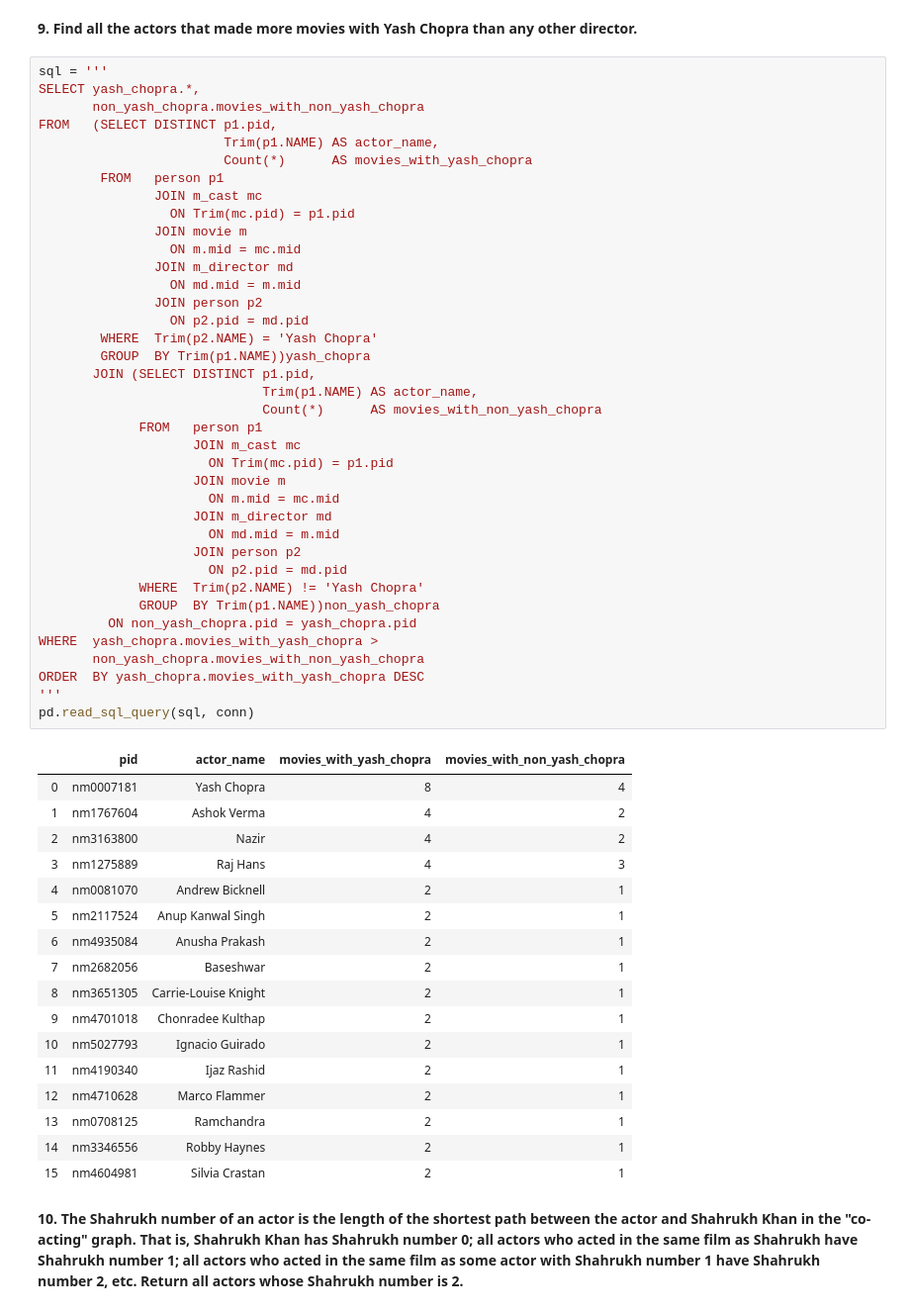
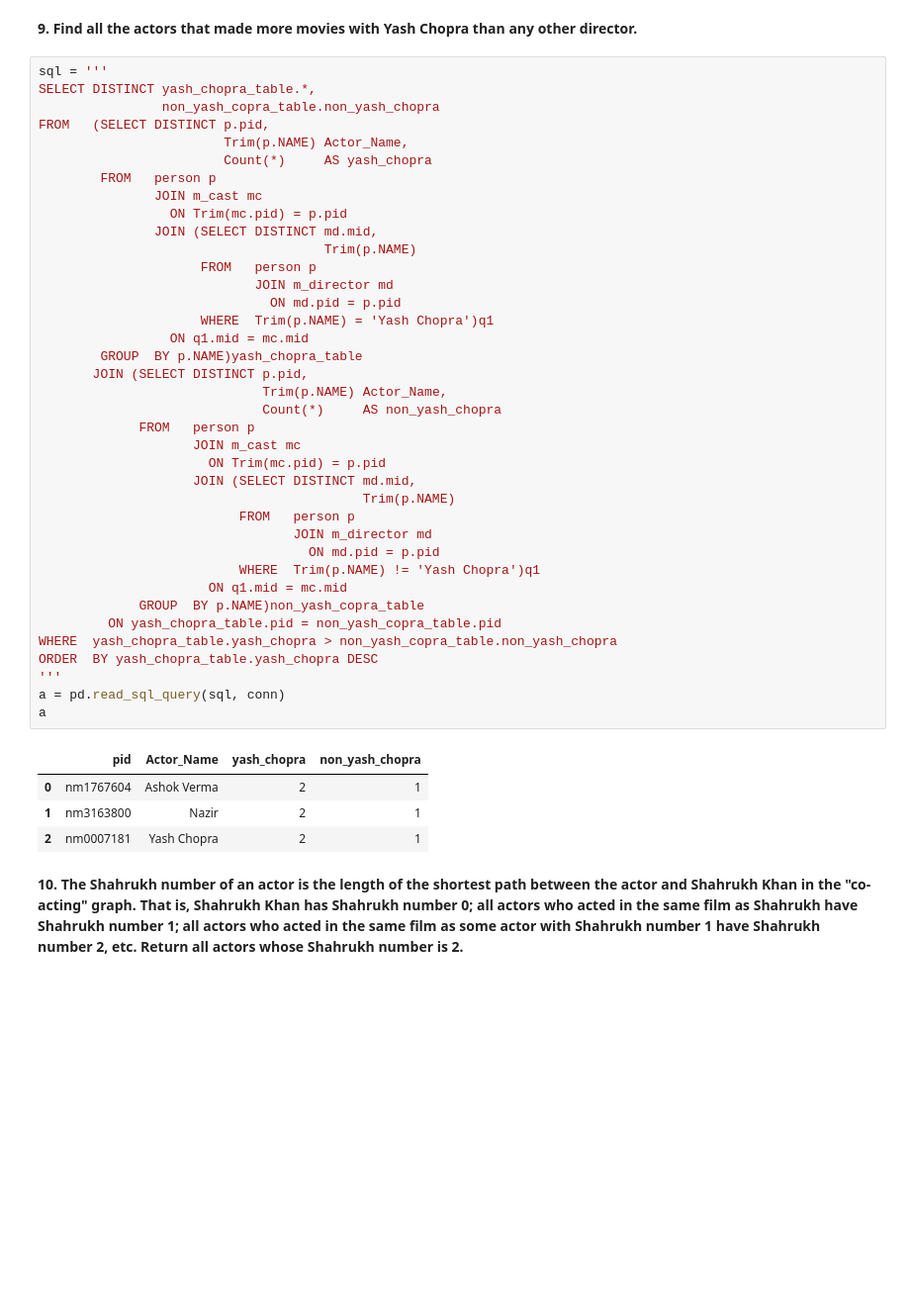
Before and after one commit to aditya-5842/sqlite3-practice, a Jupyter notebook: SQL queries on IMDB data.ipynb, the cells around one changed output. Shown at 99% size. Saved outputs shown, nothing was run; the diff lists cells and outputs as text; blank space fills up the shorter version.

```diff
--- a/SQL queries on IMDB data.ipynb
+++ b/SQL queries on IMDB data.ipynb
@@ -384,60 +384,47 @@ pd.read_sql_query(sql, conn)
 **9. Find all the actors that made more movies with Yash Chopra than any other director.**
 # %%
 sql = '''
-SELECT yash_chopra.*,
-       non_yash_chopra.movies_with_non_yash_chopra
-FROM   (SELECT DISTINCT p1.pid,
-                        Trim(p1.NAME) AS actor_name,
-                        Count(*)      AS movies_with_yash_chopra
-        FROM   person p1
+SELECT DISTINCT yash_chopra_table.*,
+                non_yash_copra_table.non_yash_chopra
+FROM   (SELECT DISTINCT p.pid,
+                        Trim(p.NAME) Actor_Name,
+                        Count(*)     AS yash_chopra
+        FROM   person p
                JOIN m_cast mc
-                 ON Trim(mc.pid) = p1.pid
-               JOIN movie m
-                 ON m.mid = mc.mid
-               JOIN m_director md
-                 ON md.mid = m.mid
-               JOIN person p2
-                 ON p2.pid = md.pid
-        WHERE  Trim(p2.NAME) = 'Yash Chopra'
-        GROUP  BY Trim(p1.NAME))yash_chopra
-       JOIN (SELECT DISTINCT p1.pid,
-                             Trim(p1.NAME) AS actor_name,
-                             Count(*)      AS movies_with_non_yash_chopra
-             FROM   person p1
+                 ON Trim(mc.pid) = p.pid
+               JOIN (SELECT DISTINCT md.mid,
+                                     Trim(p.NAME)
+                     FROM   person p
+                            JOIN m_director md
+                              ON md.pid = p.pid
+                     WHERE  Trim(p.NAME) = 'Yash Chopra')q1
+                 ON q1.mid = mc.mid
+        GROUP  BY p.NAME)yash_chopra_table
+       JOIN (SELECT DISTINCT p.pid,
+                             Trim(p.NAME) Actor_Name,
+                             Count(*)     AS non_yash_chopra
+             FROM   person p
                     JOIN m_cast mc
-                      ON Trim(mc.pid) = p1.pid
-                    JOIN movie m
-                      ON m.mid = mc.mid
-                    JOIN m_director md
-                      ON md.mid = m.mid
-                    JOIN person p2
-                      ON p2.pid = md.pid
-             WHERE  Trim(p2.NAME) != 'Yash Chopra'
-             GROUP  BY Trim(p1.NAME))non_yash_chopra
-         ON non_yash_chopra.pid = yash_chopra.pid
-WHERE  yash_chopra.movies_with_yash_chopra >
-       non_yash_chopra.movies_with_non_yash_chopra
-ORDER  BY yash_chopra.movies_with_yash_chopra DESC
+                      ON Trim(mc.pid) = p.pid
+                    JOIN (SELECT DISTINCT md.mid,
+                                          Trim(p.NAME)
+                          FROM   person p
+                                 JOIN m_director md
+                                   ON md.pid = p.pid
+                          WHERE  Trim(p.NAME) != 'Yash Chopra')q1
+                      ON q1.mid = mc.mid
+             GROUP  BY p.NAME)non_yash_copra_table
+         ON yash_chopra_table.pid = non_yash_copra_table.pid
+WHERE  yash_chopra_table.yash_chopra > non_yash_copra_table.non_yash_chopra
+ORDER  BY yash_chopra_table.yash_chopra DESC
 '''
-pd.read_sql_query(sql, conn)
+a = pd.read_sql_query(sql, conn)
+a
 # %% [output]
-|  | pid | actor_name | movies_with_yash_chopra | movies_with_non_yash_chopra |
-| 0 | nm0007181 | Yash Chopra | 8 | 4 |
-| 1 | nm1767604 | Ashok Verma | 4 | 2 |
-| 2 | nm3163800 | Nazir | 4 | 2 |
-| 3 | nm1275889 | Raj Hans | 4 | 3 |
-| 4 | nm0081070 | Andrew Bicknell | 2 | 1 |
-| 5 | nm2117524 | Anup Kanwal Singh | 2 | 1 |
-| 6 | nm4935084 | Anusha Prakash | 2 | 1 |
-| 7 | nm2682056 | Baseshwar | 2 | 1 |
-| 8 | nm3651305 | Carrie-Louise Knight | 2 | 1 |
-| 9 | nm4701018 | Chonradee Kulthap | 2 | 1 |
-| 10 | nm5027793 | Ignacio Guirado | 2 | 1 |
-| 11 | nm4190340 | Ijaz Rashid | 2 | 1 |
-| 12 | nm4710628 | Marco Flammer | 2 | 1 |
-| 13 | nm0708125 | Ramchandra | 2 | 1 |
-| 14 | nm3346556 | Robby Haynes | 2 | 1 |
-| 15 | nm4604981 | Silvia Crastan | 2 | 1 |
+|  | pid | Actor_Name | yash_chopra | non_yash_chopra |
+| 0 | nm1767604 | Ashok Verma | 2 | 1 |
+| 1 | nm3163800 | Nazir | 2 | 1 |
+| 2 | nm0007181 | Yash Chopra | 2 | 1 |
 # %% [markdown]
 **10. The Shahrukh number of an actor is the length of the shortest path between the actor and
 Shahrukh Khan in the "co-acting" graph. That is, Shahrukh Khan has Shahrukh number 0; all
```
Also changed, not shown: parts of 2 cells of this notebook.
